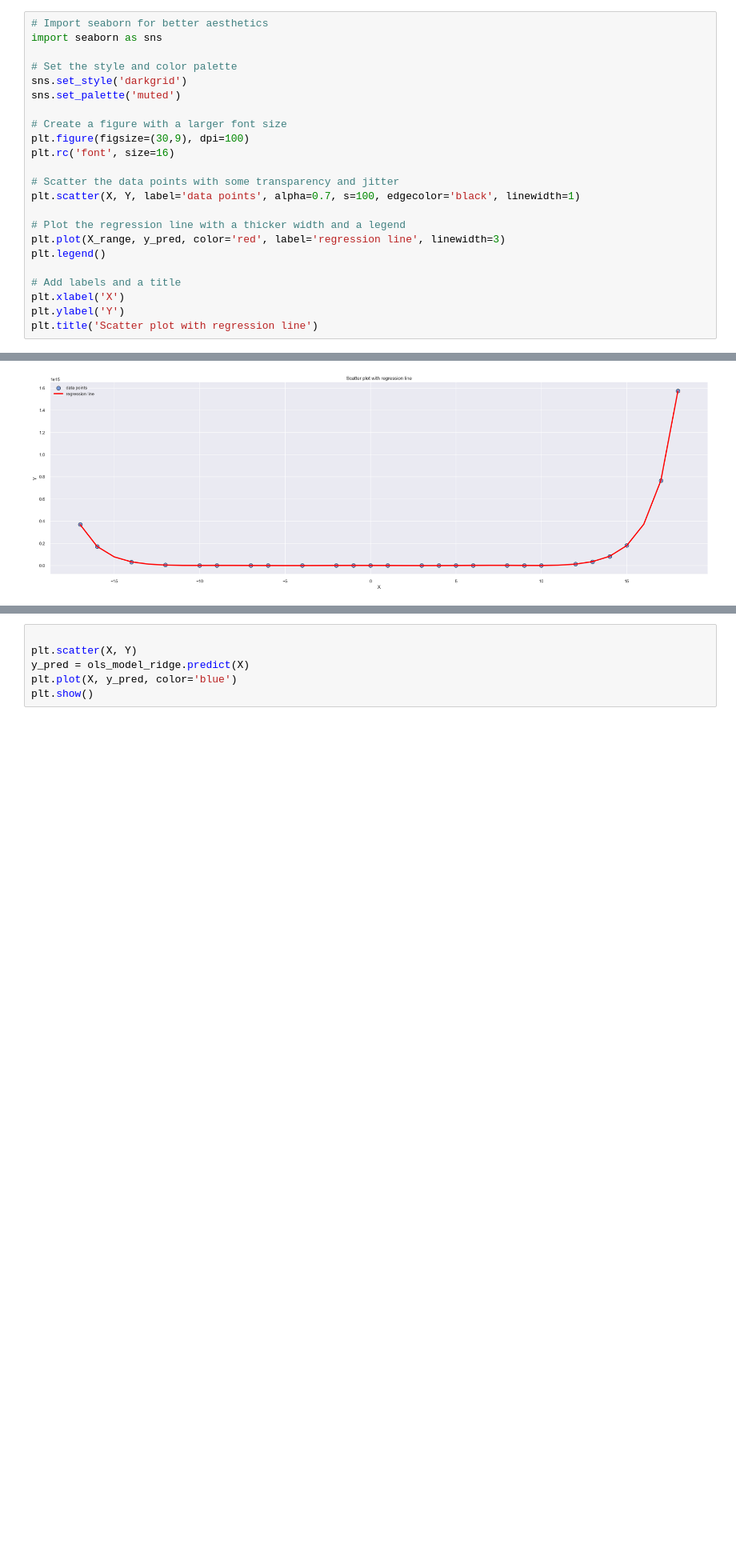
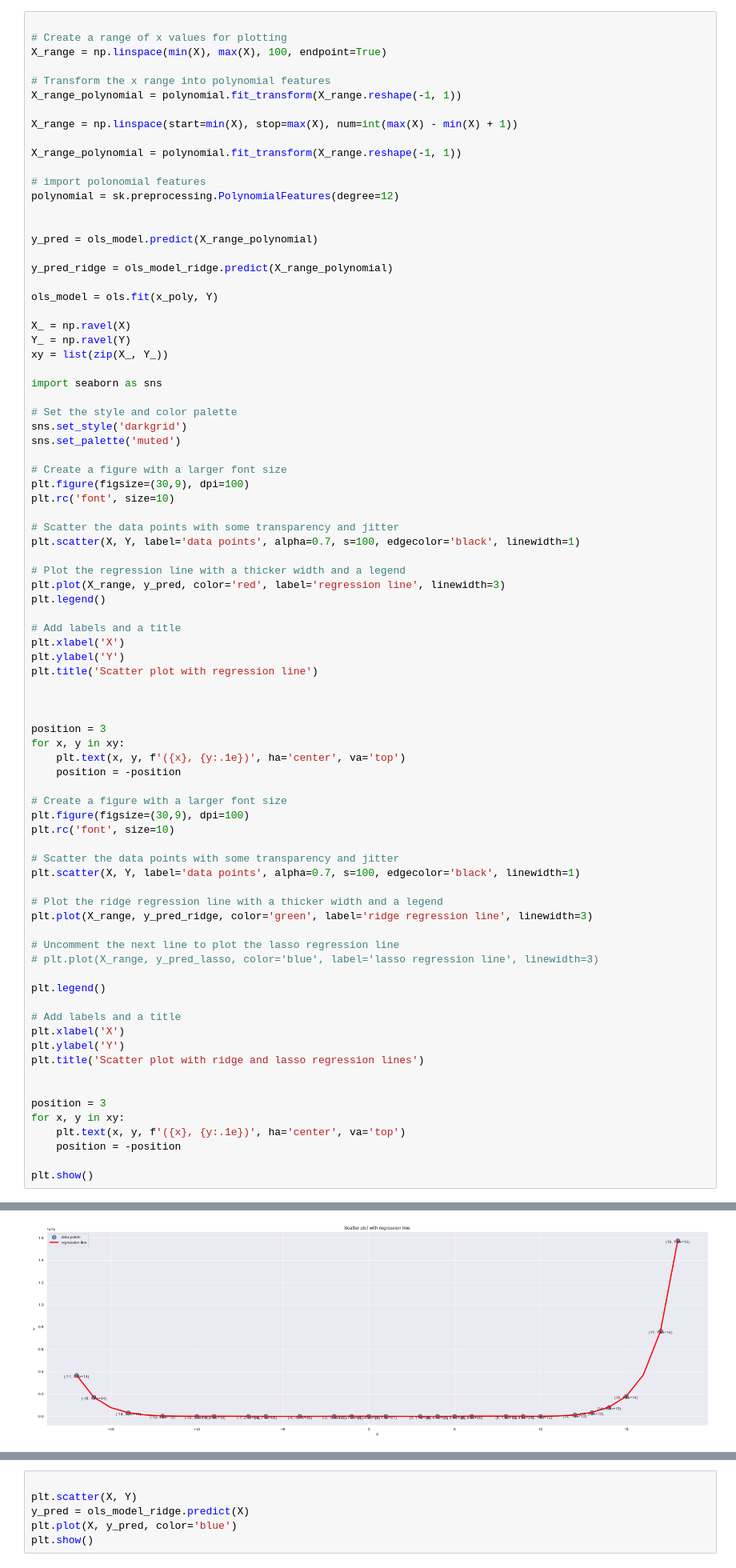
Before and after one commit to saketthakur001/Data-analysis-tasks, a Jupyter notebook: task_5_final.ipynb, the cells around one changed output, grey strips where cells are left out. Shown at 80% size. Drawn from its saved outputs; the diff is of its cells as text; blank space fills up the shorter version.

```diff
--- a/task_5_final.ipynb
+++ b/task_5_final.ipynb
@@ -117,5 +141,29 @@ ols_model = ols.fit(x_poly, Y)
 # %%
-# Import seaborn for better aesthetics
+
+# Create a range of x values for plotting
+X_range = np.linspace(min(X), max(X), 100, endpoint=True)
+
+# Transform the x range into polynomial features
+X_range_polynomial = polynomial.fit_transform(X_range.reshape(-1, 1))
+
+X_range = np.linspace(start=min(X), stop=max(X), num=int(max(X) - min(X) + 1))
+
+X_range_polynomial = polynomial.fit_transform(X_range.reshape(-1, 1))
+
+# import polonomial features
+polynomial = sk.preprocessing.PolynomialFeatures(degree=12)
+
+
+y_pred = ols_model.predict(X_range_polynomial)
+
+y_pred_ridge = ols_model_ridge.predict(X_range_polynomial)
+
+ols_model = ols.fit(x_poly, Y)
+
+X_ = np.ravel(X)
+Y_ = np.ravel(Y)
+xy = list(zip(X_, Y_))
+
 import seaborn as sns
 
 # Set the style and color palette
@@ -124,7 +172,7 @@ sns.set_palette('muted')
 
 # Create a figure with a larger font size
 plt.figure(figsize=(30,9), dpi=100)
-plt.rc('font', size=16)
+plt.rc('font', size=10)
 
 # Scatter the data points with some transparency and jitter
 plt.scatter(X, Y, label='data points', alpha=0.7, s=100, edgecolor='black', linewidth=1)
@@ -137,4 +185,39 @@ plt.legend()
 plt.xlabel('X')
 plt.ylabel('Y')
 plt.title('Scatter plot with regression line')
+
+
+
+position = 3
+for x, y in xy:
+    plt.text(x, y, f'({x}, {y:.1e})', ha='center', va='top')
+    position = -position
+
+# Create a figure with a larger font size
+plt.figure(figsize=(30,9), dpi=100)
+plt.rc('font', size=10)
+
+# Scatter the data points with some transparency and jitter
+plt.scatter(X, Y, label='data points', alpha=0.7, s=100, edgecolor='black', linewidth=1)
+
+# Plot the ridge regression line with a thicker width and a legend
+plt.plot(X_range, y_pred_ridge, color='green', label='ridge regression line', linewidth=3)
+
+# Uncomment the next line to plot the lasso regression line
+# plt.plot(X_range, y_pred_lasso, color='blue', label='lasso regression line', linewidth=3)
+
+plt.legend()
+
+# Add labels and a title
+plt.xlabel('X')
+plt.ylabel('Y')
+plt.title('Scatter plot with ridge and lasso regression lines')
+
+
+position = 3
+for x, y in xy:
+    plt.text(x, y, f'({x}, {y:.1e})', ha='center', va='top')
+    position = -position
+
+plt.show()
 # %% [output]
@@ -142 +224 @@ Text(0.5, 1.0, 'Scatter plot with regression line')
-[figure, old version]
+[figure, new version]
```
Also changed, not shown: parts of 8 cells of this notebook.
